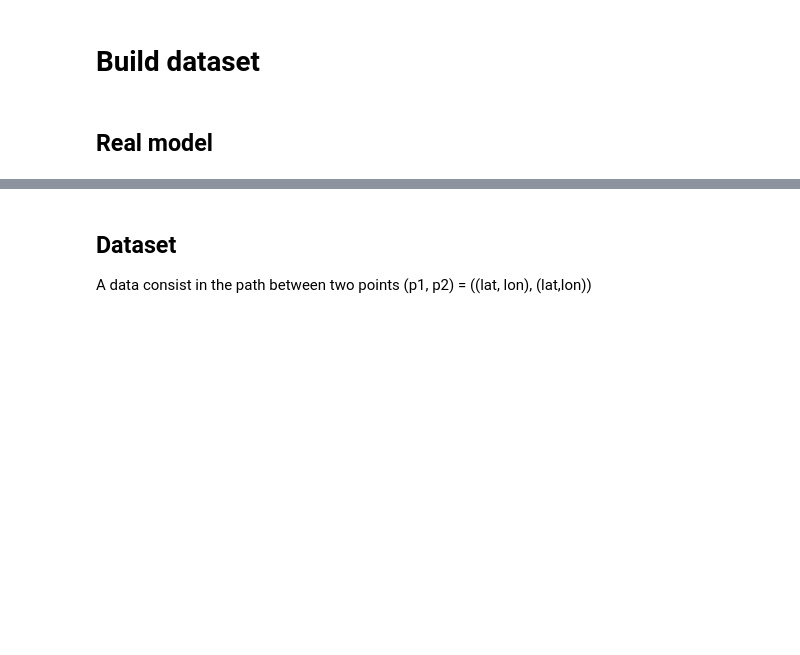
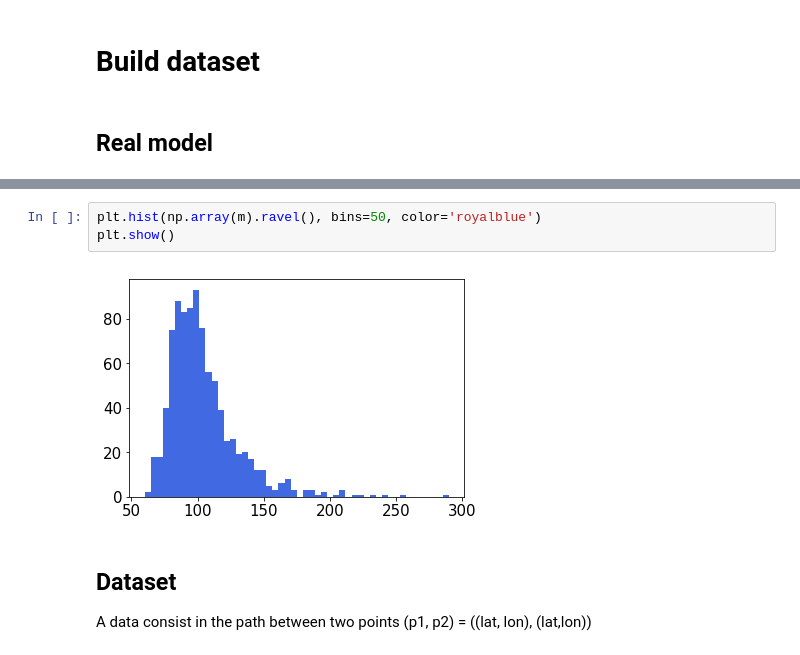
Before and after one commit to AliceAdenis/inverse_problem, a Jupyter notebook: notebooks/example_inverse_problem_II.ipynb, the cells around one changed output, grey strips where cells are left out. Cells and saved outputs as stored; diff of their text form; blank space fills up the shorter version.

```diff
--- a/notebooks/example_inverse_problem_II.ipynb
+++ b/notebooks/example_inverse_problem_II.ipynb
@@ -43,3 +48,8 @@ plot_map(m, vmin=0.07, vmax=0.17, title='1/c')
+# %%
+plt.hist(np.array(m).ravel(), bins=50, color='royalblue')
+plt.show()
+# %% [output]
+[figure, added]
 # %% [markdown]
 ## Dataset
 A data consist in the path between two points (p1, p2) = ((lat, lon), (lat,lon))
```
Also changed, not shown: parts of 38 cells of this notebook, 7 other files.
